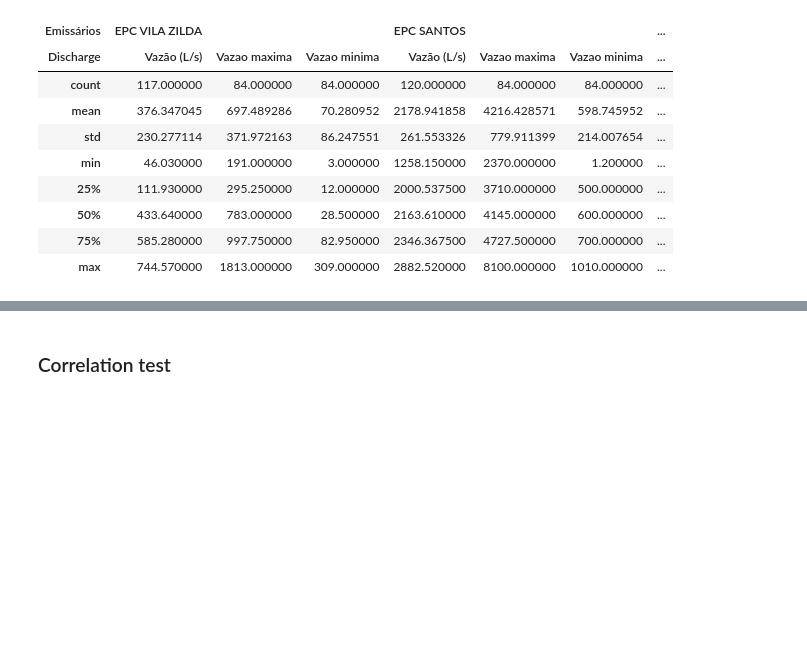
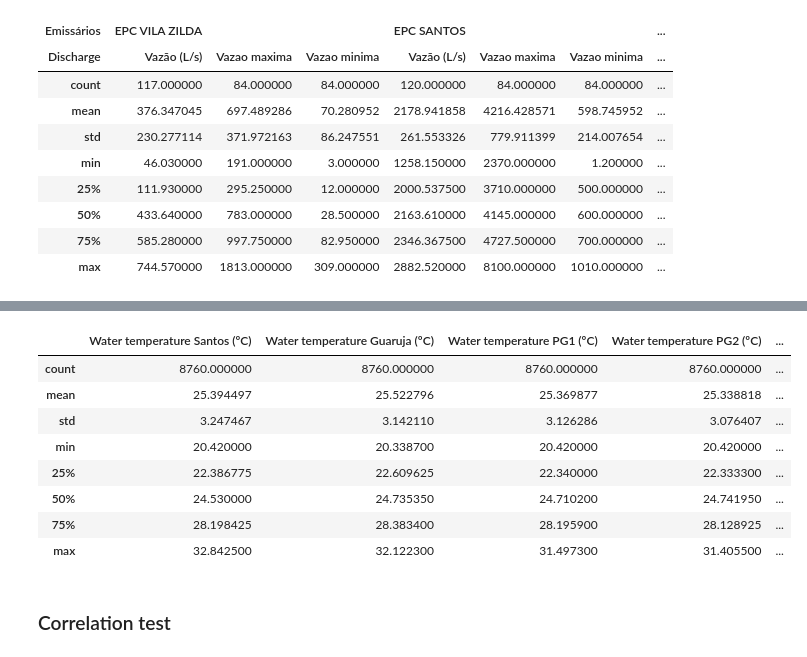
Before and after one commit to CostaNathan/doctorate, a Jupyter notebook: emissarios_dados.ipynb, the cells around one changed output, grey strips where cells are left out. Saved outputs shown, nothing was run; the diff lists cells and outputs as text; code cells hidden in the pictures; blank space fills up the shorter version.

```diff
--- a/emissarios_dados.ipynb
+++ b/emissarios_dados.ipynb
@@ -1608,3 +1770,15 @@ discharge_df.describe()
+# %%
+water_temp_all.describe()
+# %% [output]
+|  | Water temperature Santos (ºC) | Water temperature Guaruja (ºC) | Water temperature PG1 (ºC) | Water temperature PG2 (ºC) | ... |
+| count | 8760.000000 | 8760.000000 | 8760.000000 | 8760.000000 | ... |
+| mean | 25.394497 | 25.522796 | 25.369877 | 25.338818 | ... |
+| std | 3.247467 | 3.142110 | 3.126286 | 3.076407 | ... |
+| min | 20.420000 | 20.338700 | 20.420000 | 20.420000 | ... |
+| 25% | 22.386775 | 22.609625 | 22.340000 | 22.333300 | ... |
+| 50% | 24.530000 | 24.735350 | 24.710200 | 24.741950 | ... |
+| 75% | 28.198425 | 28.383400 | 28.195900 | 28.128925 | ... |
+| max | 32.842500 | 32.122300 | 31.497300 | 31.405500 | ... |
 # %% [markdown]
 ### Correlation test
 # %% [markdown]
```
Also changed, not shown: parts of 50 cells of this notebook.
